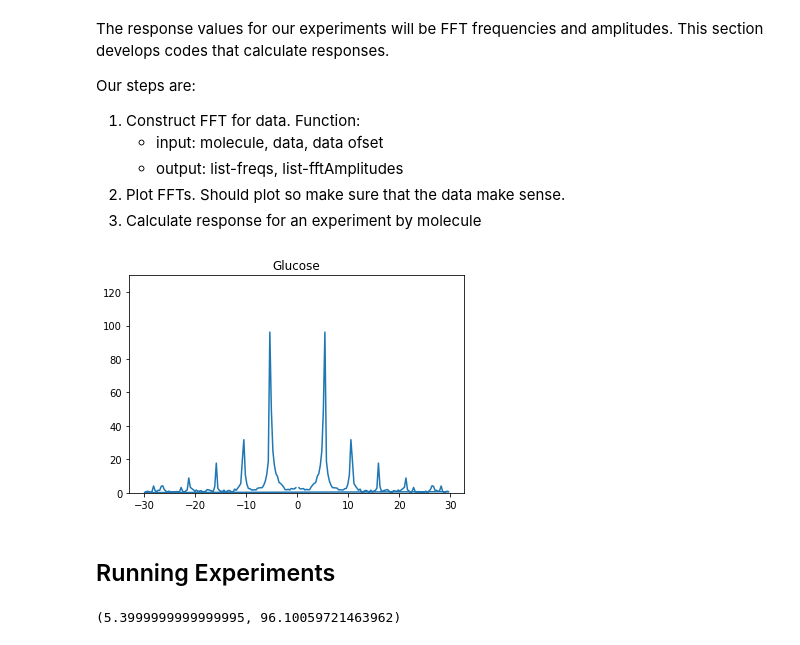
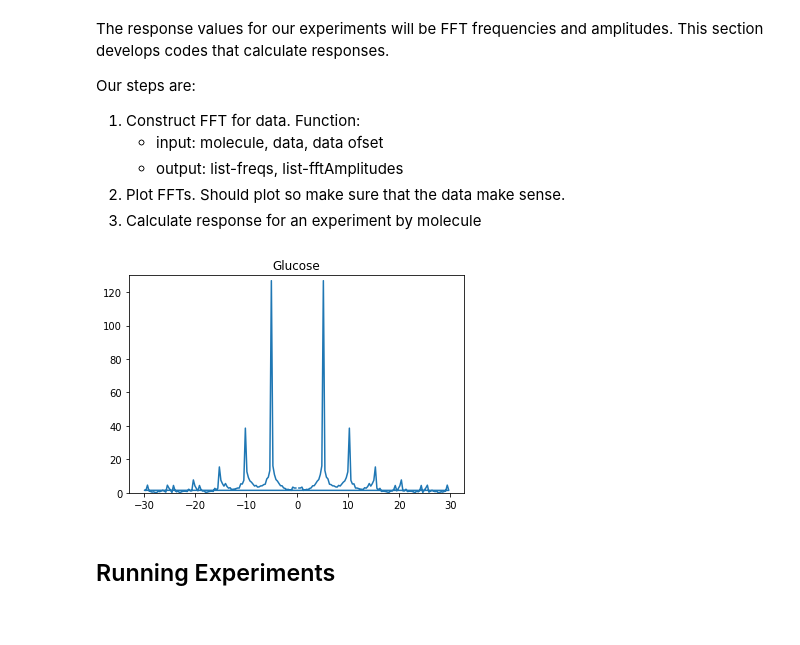
Before and after one commit to ModelEngineering/advancing-biomedical-models, a Jupyter notebook: lecture_5/5_computational_experiments_OFT.ipynb, the cells around one changed output. Cells and saved outputs as stored; diff of their text form; code cells hidden in the pictures.

```diff
--- a/lecture_5/5_computational_experiments_OFT.ipynb
+++ b/lecture_5/5_computational_experiments_OFT.ipynb
@@ -157,7 +207,7 @@ def calculateFft(molecule, data, offset=100):
     Parameters
     ----------
     molecule: str
-    data: namedArray
+    data: NamedArray
     offset: int
         Initial data that are not included in the FFT calculation
     """
@@ -173,32 +223,32 @@ def calculateFft(molecule, data, offset=100):
     freqs = freqs[1:]
     fftValues = fftValues[1:]
     return freqs, fftValues
+
+# Tests
+freqs, fftValues = calculateFft("Glucose", WOLF_DATA)
+assert(max(fftValues) > 90)  # Top frequency should have a large magnitude
 # %%
 def plotFft(molecule, data=WOLF_DATA, ax=None, **kwargs):
     """
     Plot the FFT for a molecule.
 
     Parameters
     ----------
-    data: namedArray
+    data: NamedArray
     ax: Matplotlib.Axes
     kwargs: dict
         optional arguments passed to FFT calculation
     """
     if ax is None:
         _, ax = plt.subplots(1,1)
     freqs, fftValues = calculateFft(molecule, data=data, **kwargs)
     ax.plot(freqs, fftValues)
     ax.set_title(molecule)
     ax.set_ylim([0, 130])
+
+# Tests
+plotFft("Glucose")  # "Smoke" test
+# %% [output]
+[figure, added]
-# %%
-changes = np.array(range(41))
-length = len(changes)
-#changes = changes - float((length - 1)/2)
-changes = 0.01*changes
-dataDct = runSimulations("J1_Ki", changes, isPlot=False)
-plotFft("Glucose", data=dataDct[0.02])
-# %% [output]
-[figure, removed]
 # %%
 def getFrequencyAmplitude(molecule, data):
@@ -214,10 +278,6 @@ assert(frequency > 5.0)
 assert(amplitude > 90)
 # %% [markdown]
 ## Running Experiments
-# %%
-getFrequencyAmplitude("Glucose", dataDct[0.02])
-# %% [output]
-(5.3999999999999995, 96.10059721463962)
 # %%
 def runSimulation(parameterDct, roadrunner=None):
     """
```
Also changed, not shown: parts of 18 cells of this notebook, 1 other file.
